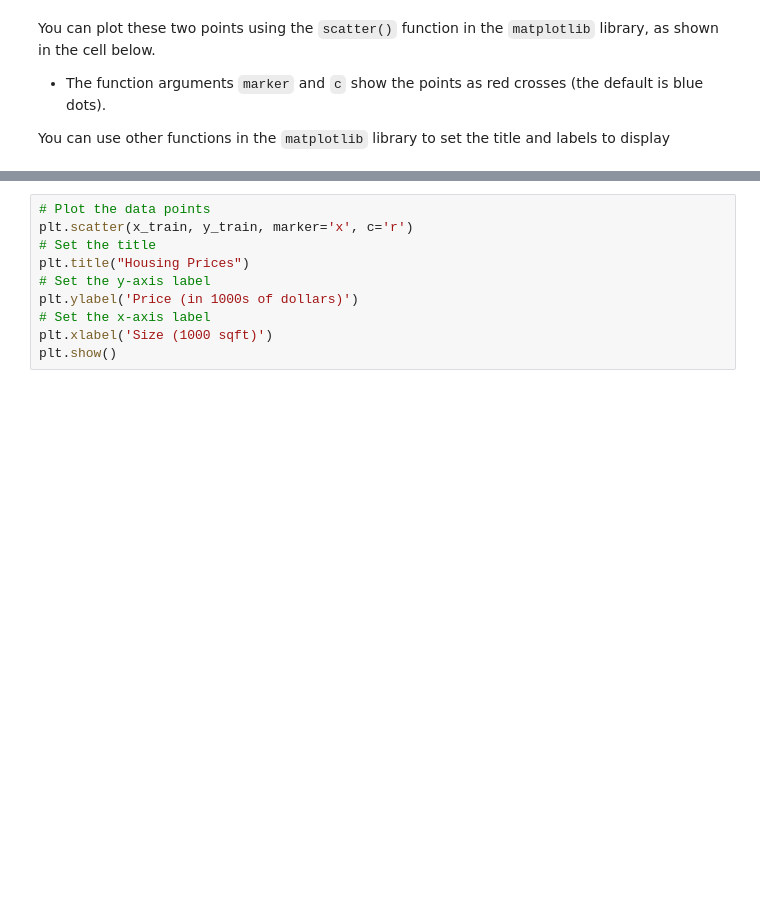
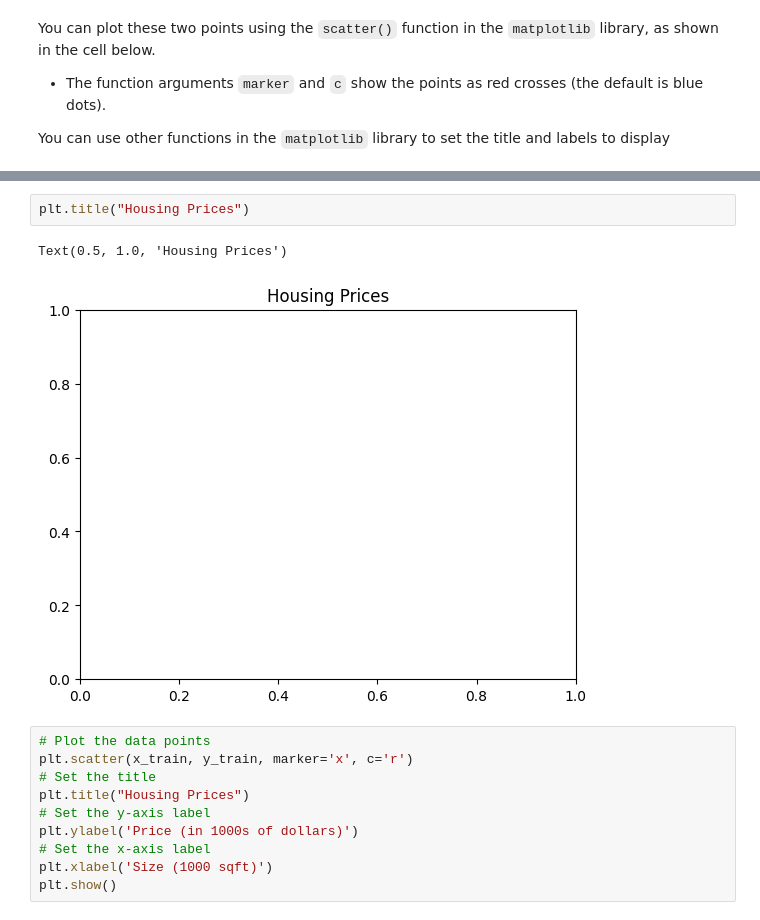
Before and after one commit to stevechengnyc/ML-AndrewNg, a Jupyter notebook: C1-Supervised ML_Regression and Classification/Week 1/C1_W1_Lab03_Model_Representation_Soln.ipynb, the cells around one changed output, grey strips where cells are left out. Saved outputs shown, nothing was run; the diff lists cells and outputs as text; blank space fills up the shorter version.

```diff
--- a/C1-Supervised ML_Regression and Classification/Week 1/C1_W1_Lab03_Model_Representation_Soln.ipynb
+++ b/C1-Supervised ML_Regression and Classification/Week 1/C1_W1_Lab03_Model_Representation_Soln.ipynb
@@ -117,3 +159,8 @@ You can use other functions in the `matplotlib` library to set the title and lab
+# %%
+plt.title("Housing Prices")
+# %% [output]
+Text(0.5, 1.0, 'Housing Prices')
+[figure, added]
 # %%
 # Plot the data points
 plt.scatter(x_train, y_train, marker='x', c='r')
```
Also changed, not shown: parts of 16 cells of this notebook.
